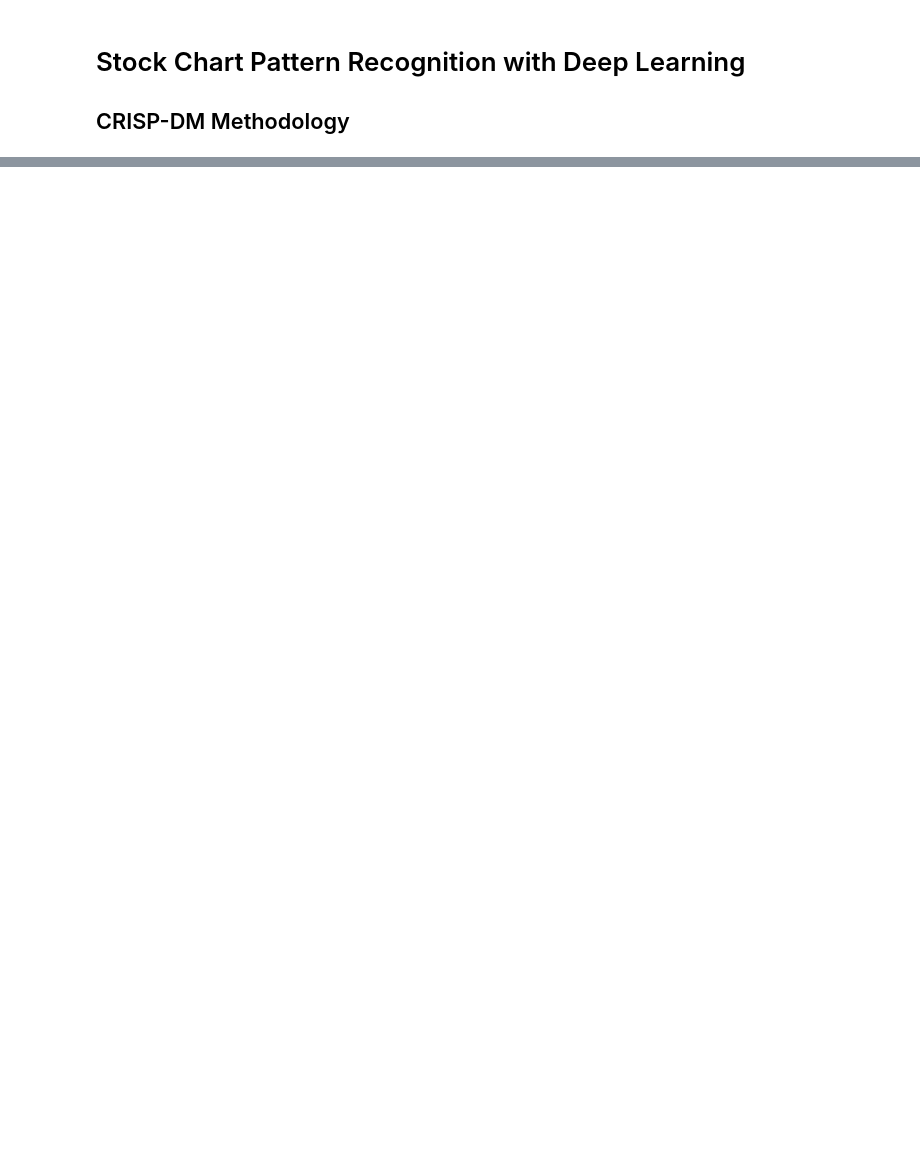
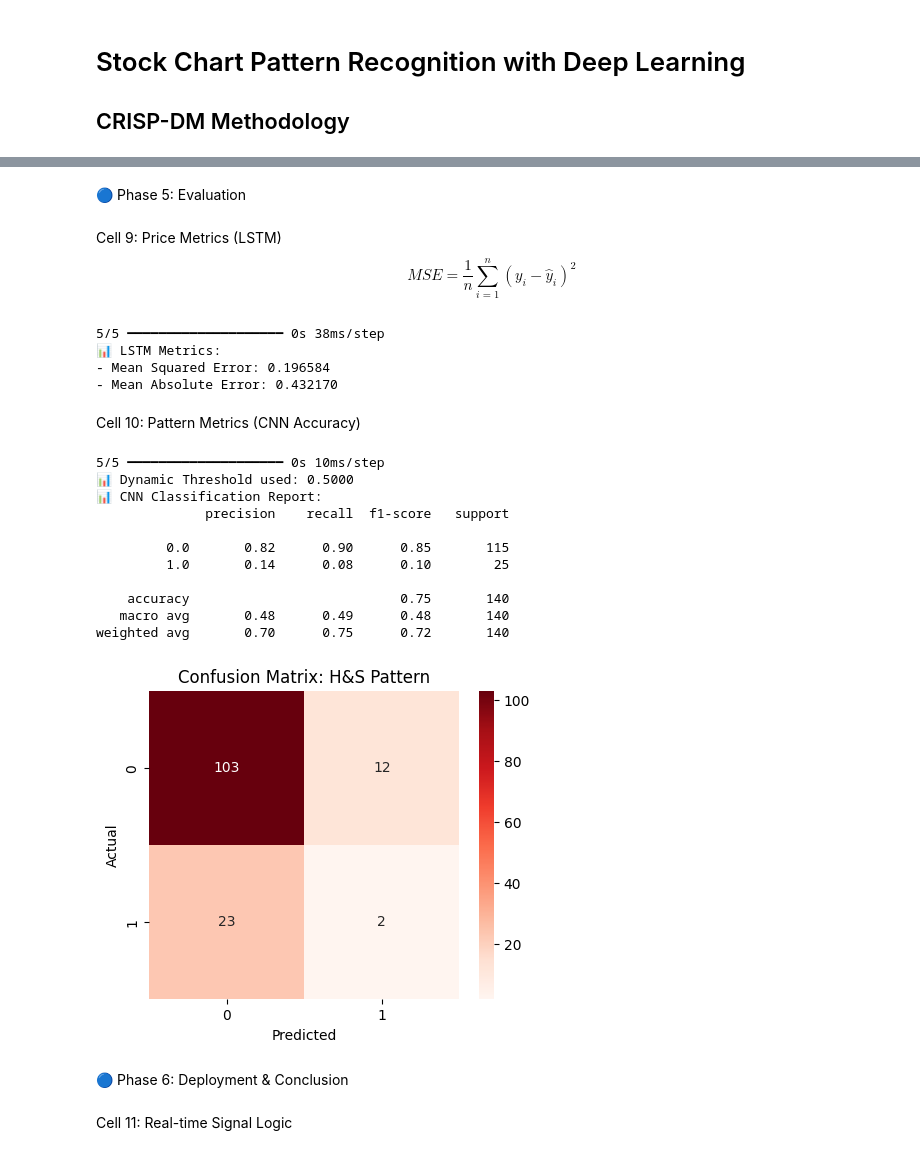
Before and after one commit to hilmanyusoh/Stock-market-chart-pattern-recognition-using-deep-learning, a Jupyter notebook: stock_pattern/code/detect_h&d_dl.ipynb, the cells around one changed output, grey strips where cells are left out. Saved outputs shown, nothing was run; the diff lists cells and outputs as text; code cells hidden in the pictures; blank space fills up the shorter version.

```diff
--- a/stock_pattern/code/detect_h&d_dl.ipynb
+++ b/stock_pattern/code/detect_h&d_dl.ipynb
@@ -221,0 +215,8 @@ VALUES (%s, %s, toTimestamp(now()), %s)
+# %%
+print("--- Training Upgraded CNN with Oversampled Data ---")
+# เพิ่ม Epochs เล็กน้อยเพื่อให้ Model มีเวลาปรับตัวกับ Filter ที่เยอะขึ้น
+history_pat = cnn_model.fit(X_train_final, y_pat_train_final,
+                            epochs=30,
+                            batch_size=32,
+                            validation_split=0.2,
+                            verbose=1)
@@ -221,0 +241,59 @@ VALUES (%s, %s, toTimestamp(now()), %s)
+# %% [markdown]
+🔵 Phase 5: Evaluation
+# %% [markdown]
+Cell 9: Price Metrics (LSTM)
+$$MSE = \frac{1}{n} \sum_{i=1}^{n} (y_i - \hat{y}_i)^2$$
+# %%
+p_preds = lstm_model.predict(X_test)
+mse = mean_squared_error(y_p_test, p_preds)
+mae = mean_absolute_error(y_p_test, p_preds)
+
+print(f"📊 LSTM Metrics:")
+print(f"- Mean Squared Error: {mse:.6f}")
+print(f"- Mean Absolute Error: {mae:.6f}")
+# %% [output]
+5/5 ━━━━━━━━━━━━━━━━━━━━ 0s 38ms/step
+📊 LSTM Metrics:
+- Mean Squared Error: 0.196584
+- Mean Absolute Error: 0.432170
+# %% [markdown]
+Cell 10: Pattern Metrics (CNN Accuracy)
+# %%
+pat_probs = cnn_model.predict(X_test)
+
+# แก้ไข: แทนที่จะใช้ 0.5 คงที่ ให้ใช้ค่าสถิติจากความมั่นใจของโมเดลแทน
+# ในกรณีที่โมเดลยังไม่แม่นยำมาก เราจะใช้ Mean + 2SD เพื่อหาจุดที่ 'ผิดปกติ' ที่สุด
+dynamic_threshold = np.mean(pat_probs) + (np.std(pat_probs) * 2)
+if dynamic_threshold > 0.5: dynamic_threshold = 0.5 # ไม่ให้เกินมาตรฐานปกติ
+
+pat_preds = (pat_probs > dynamic_threshold).astype(int)
+
+print(f"📊 Dynamic Threshold used: {dynamic_threshold:.4f}")
+print("📊 CNN Classification Report:")
+print(classification_report(y_pat_test, pat_preds, zero_division=0))
+
+# Confusion Matrix
+cm = confusion_matrix(y_pat_test, pat_preds)
+plt.figure(figsize=(5,4))
+sns.heatmap(cm, annot=True, fmt='d', cmap='Reds')
+plt.title("Confusion Matrix: H&S Pattern")
+plt.xlabel("Predicted")
+plt.ylabel("Actual")
+plt.show()
+# %% [output]
+5/5 ━━━━━━━━━━━━━━━━━━━━ 0s 10ms/step
+📊 Dynamic Threshold used: 0.5000
+📊 CNN Classification Report:
+              precision    recall  f1-score   support
+
+         0.0       0.82      0.90      0.85       115
+         1.0       0.14      0.08      0.10        25
+
+    accuracy                           0.75       140
+   macro avg       0.48      0.49      0.48       140
+weighted avg       0.70      0.75      0.72       140
+[figure, added]
+# %% [markdown]
+🔵 Phase 6: Deployment & Conclusion
+# %% [markdown]
+Cell 11: Real-time Signal Logic
```
Also changed, not shown: parts of 64 cells of this notebook, 3 other files.
